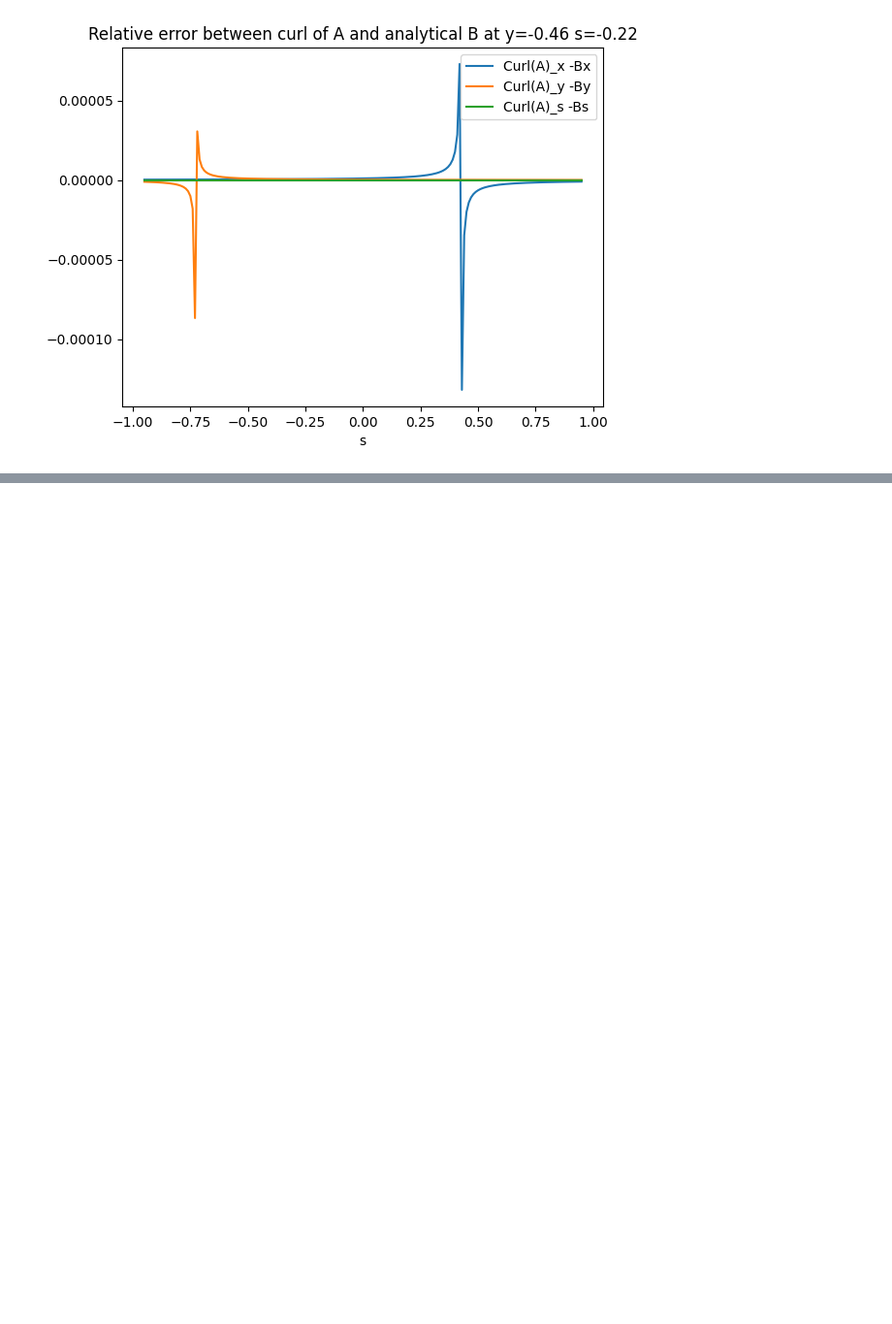
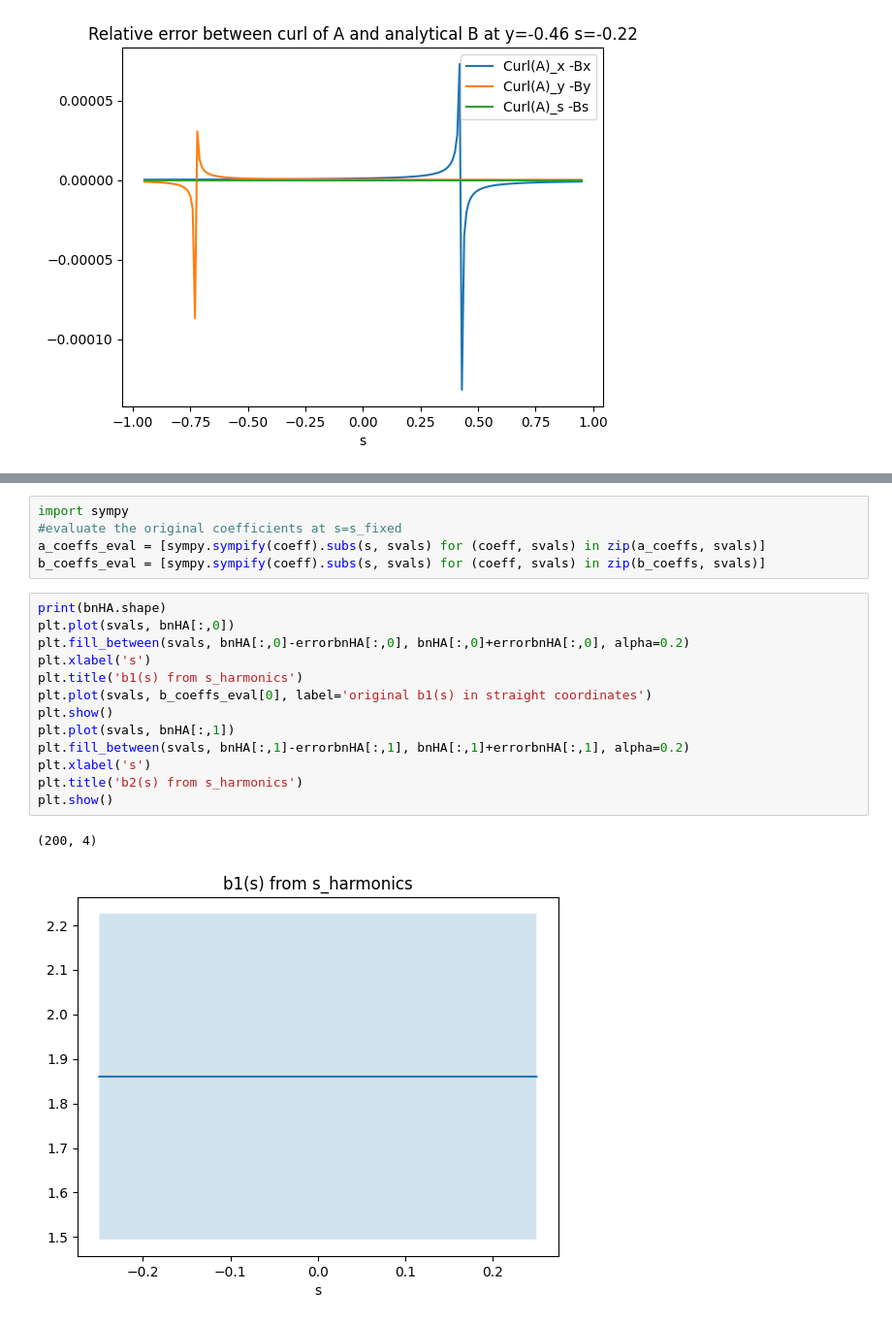
Before and after one commit to marcoliniF/bpmeth, a Jupyter notebook: preliminaryTrials/2abBAcurlB_HA_ab.ipynb, the cells around one changed output, grey strips where cells are left out. Shown at 97% size. Cells and saved outputs as stored; diff of their text form; blank space fills up the shorter version.

```diff
--- a/preliminaryTrials/2abBAcurlB_HA_ab.ipynb
+++ b/preliminaryTrials/2abBAcurlB_HA_ab.ipynb
@@ -145,0 +148,21 @@ plt.show()
+# %%
+import sympy
+#evaluate the original coefficients at s=s_fixed
+a_coeffs_eval = [sympy.sympify(coeff).subs(s, svals) for (coeff, svals) in zip(a_coeffs, svals)]
+b_coeffs_eval = [sympy.sympify(coeff).subs(s, svals) for (coeff, svals) in zip(b_coeffs, svals)]
+# %%
+print(bnHA.shape)
+plt.plot(svals, bnHA[:,0])
+plt.fill_between(svals, bnHA[:,0]-errorbnHA[:,0], bnHA[:,0]+errorbnHA[:,0], alpha=0.2)
+plt.xlabel('s')
+plt.title('b1(s) from s_harmonics')
+plt.plot(svals, b_coeffs_eval[0], label='original b1(s) in straight coordinates')
+plt.show()
+plt.plot(svals, bnHA[:,1])
+plt.fill_between(svals, bnHA[:,1]-errorbnHA[:,1], bnHA[:,1]+errorbnHA[:,1], alpha=0.2)
+plt.xlabel('s')
+plt.title('b2(s) from s_harmonics')
+plt.show()
+# %% [output]
+(200, 4)
+[figure, added]
```
Also changed, not shown: parts of 4 cells of this notebook.
